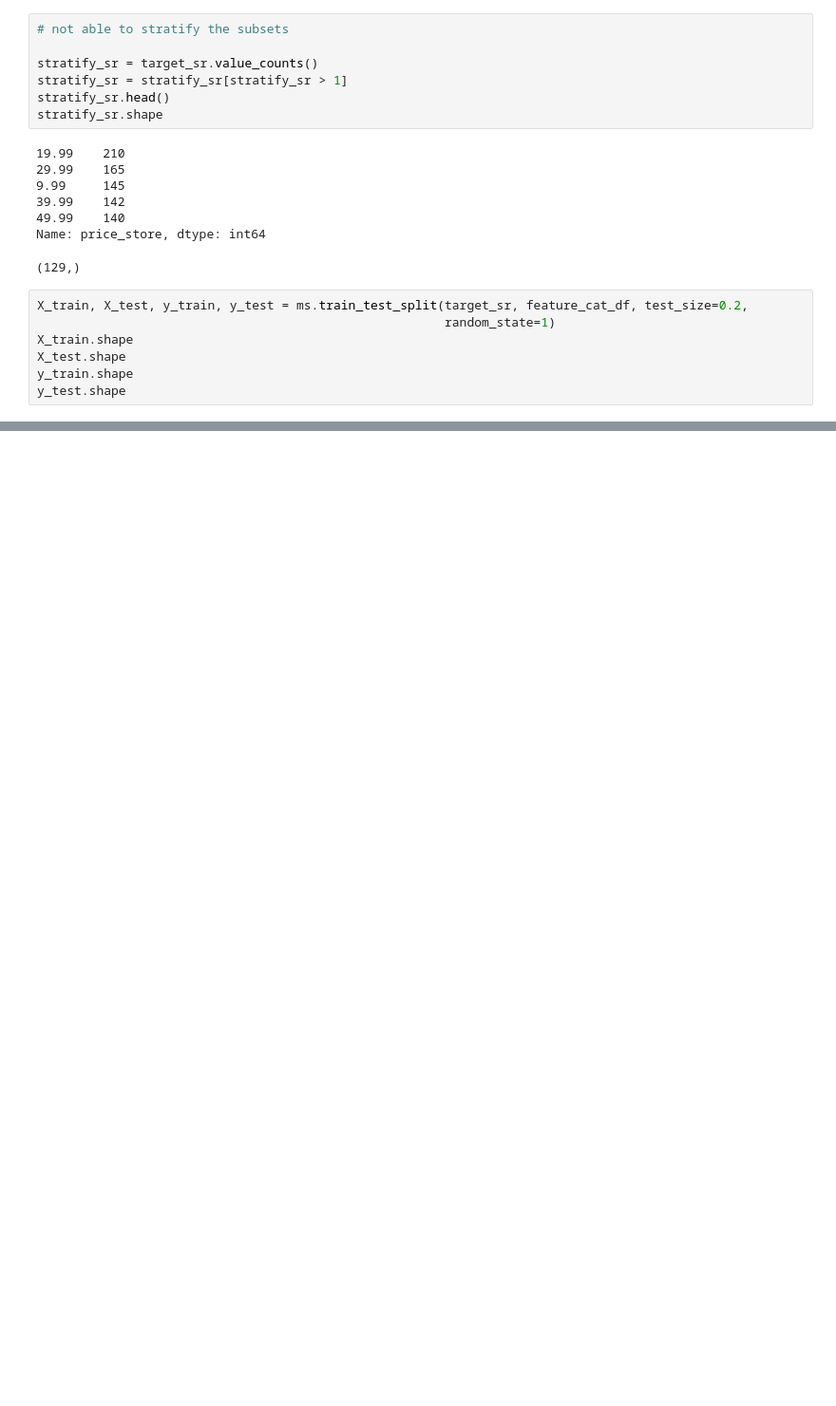
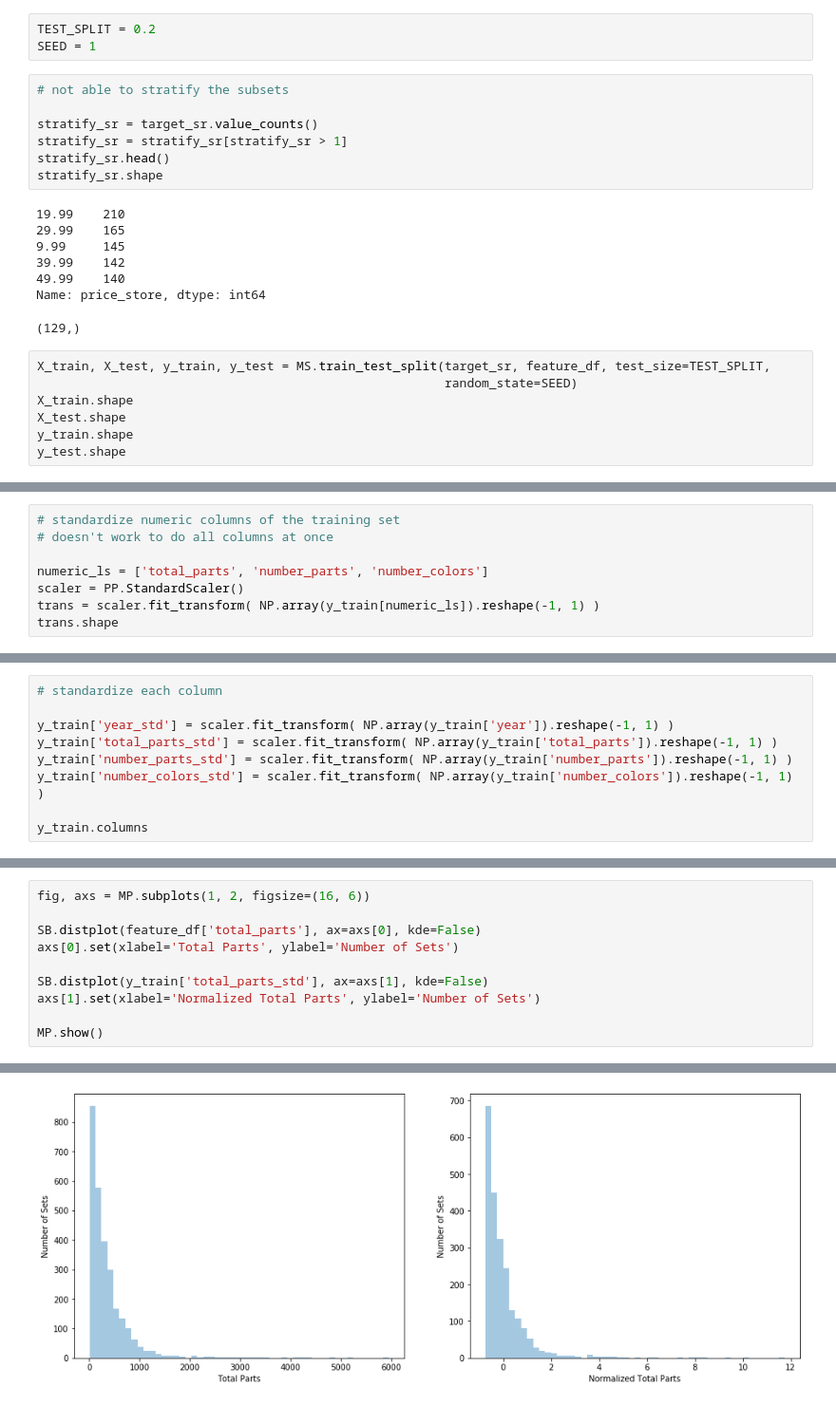
Before and after one commit to PhilBusko/RegressionProject, a Jupyter notebook: 400_analysis_store_price.ipynb, the cells around one changed output, grey strips where cells are left out. Shown at 95% size. Drawn from its saved outputs; the diff is of its cells as text; blank space fills up the shorter version.

```diff
--- a/400_analysis_store_price.ipynb
+++ b/400_analysis_store_price.ipynb
@@ -79,5 +90,8 @@ feature_df.shape
 # %% [markdown]
 ## Split Out Test
+# %%
+TEST_SPLIT = 0.2
+SEED = 1
 # %%
 # not able to stratify the subsets
 
@@ -94,8 +108,8 @@ stratify_sr.shape
 Name: price_store, dtype: int64
 (129,)
 # %%
-X_train, X_test, y_train, y_test = ms.train_test_split(target_sr, feature_cat_df, test_size=0.2,
-                                                       random_state=1)
+X_train, X_test, y_train, y_test = MS.train_test_split(target_sr, feature_df, test_size=TEST_SPLIT,
+                                                       random_state=SEED)
 X_train.shape
 X_test.shape
 y_train.shape
@@ -107,0 +122,8 @@ y_test.shape
+# %%
+# standardize numeric columns of the training set
+# doesn't work to do all columns at once
+
+numeric_ls = ['total_parts', 'number_parts', 'number_colors']
+scaler = PP.StandardScaler()
+trans = scaler.fit_transform( NP.array(y_train[numeric_ls]).reshape(-1, 1) )
+trans.shape
@@ -107,0 +132,9 @@ y_test.shape
+# %%
+# standardize each column
+
+y_train['year_std'] = scaler.fit_transform( NP.array(y_train['year']).reshape(-1, 1) )
+y_train['total_parts_std'] = scaler.fit_transform( NP.array(y_train['total_parts']).reshape(-1, 1) )
+y_train['number_parts_std'] = scaler.fit_transform( NP.array(y_train['number_parts']).reshape(-1, 1) )
+y_train['number_colors_std'] = scaler.fit_transform( NP.array(y_train['number_colors']).reshape(-1, 1) )
+
+y_train.columns
@@ -107,0 +207,11 @@ y_test.shape
+# %%
+fig, axs = MP.subplots(1, 2, figsize=(16, 6))
+
+SB.distplot(feature_df['total_parts'], ax=axs[0], kde=False)
+axs[0].set(xlabel='Total Parts', ylabel='Number of Sets')
+
+SB.distplot(y_train['total_parts_std'], ax=axs[1], kde=False)
+axs[1].set(xlabel='Normalized Total Parts', ylabel='Number of Sets')
+
+MP.show()
+# %% [output]
@@ -107,0 +222 @@ y_test.shape
+[figure, added]
```
Also changed, not shown: parts of 11 cells of this notebook.
